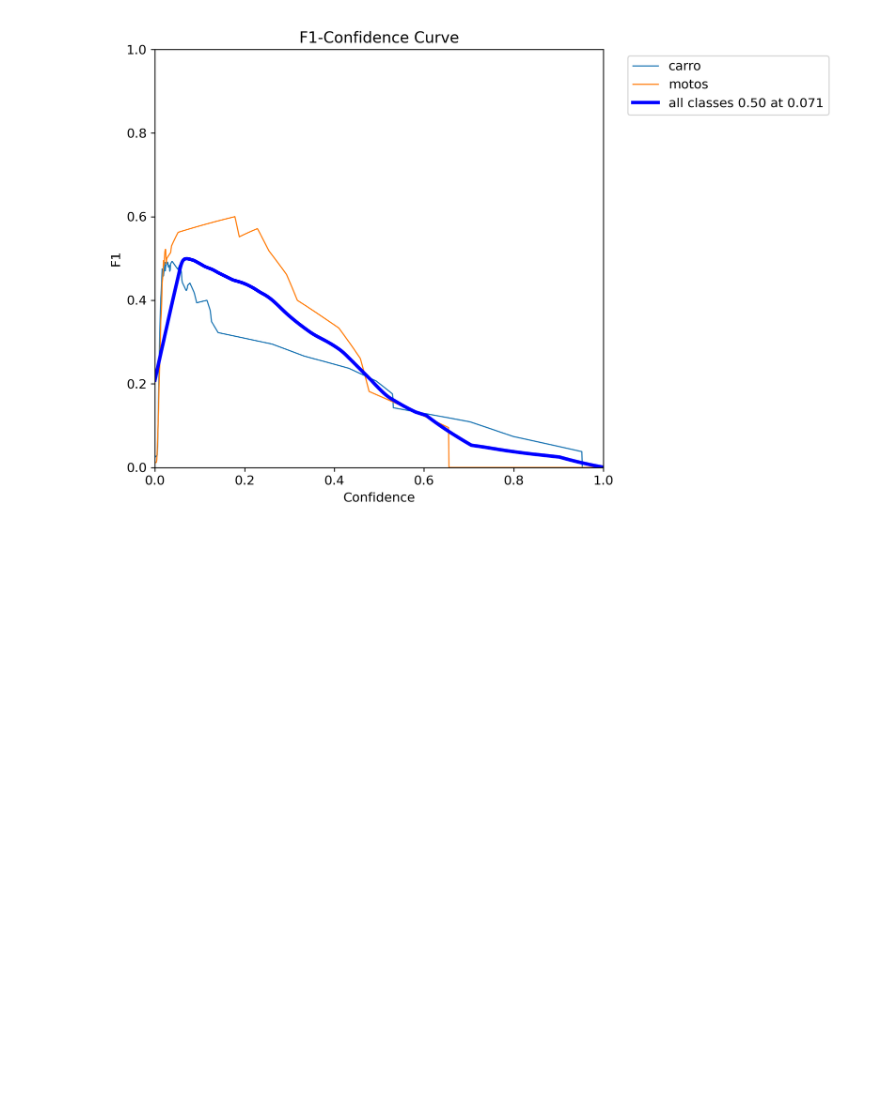
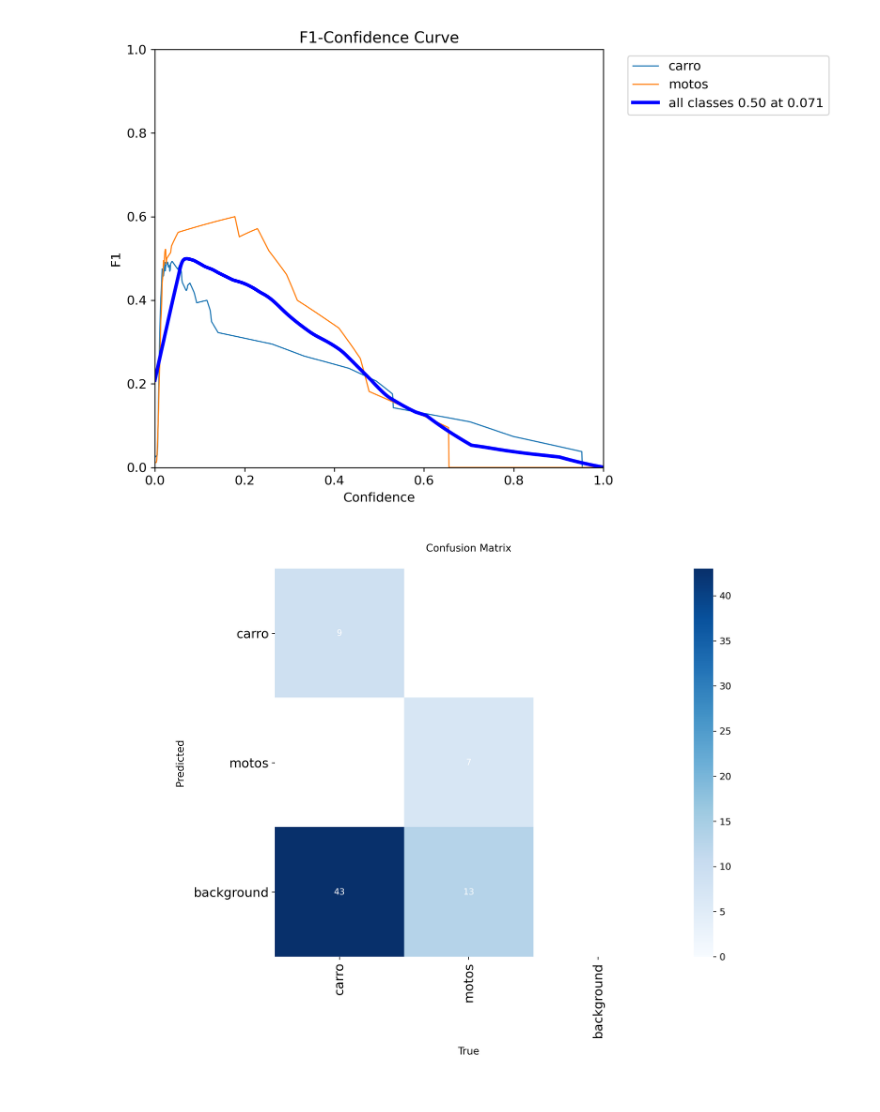
Before and after one commit to RogerCortezRosas/Computer-Vision-Project, a Jupyter notebook: Deteccion_Objetos_Yolo.ipynb, the cells around one changed output. Cells and saved outputs as stored; diff of their text form; code cells hidden in the pictures; blank space fills up the shorter version.

```diff
--- a/Deteccion_Objetos_Yolo.ipynb
+++ b/Deteccion_Objetos_Yolo.ipynb
@@ -296,6 +296,12 @@ F1_curve = Image.open("runs/detect/train/F1_curve.png")
 display(F1_curve)
 # %% [output]
 [figure]
+# %%
+# Grafica matriz de cinfusion
+confusion_matrix = Image.open("runs/detect/train/confusion_matrix.png")
+display(confusion_matrix)
+# %% [output]
+[figure, added]
 # %%
 # Evaluar
 model.val()
```
